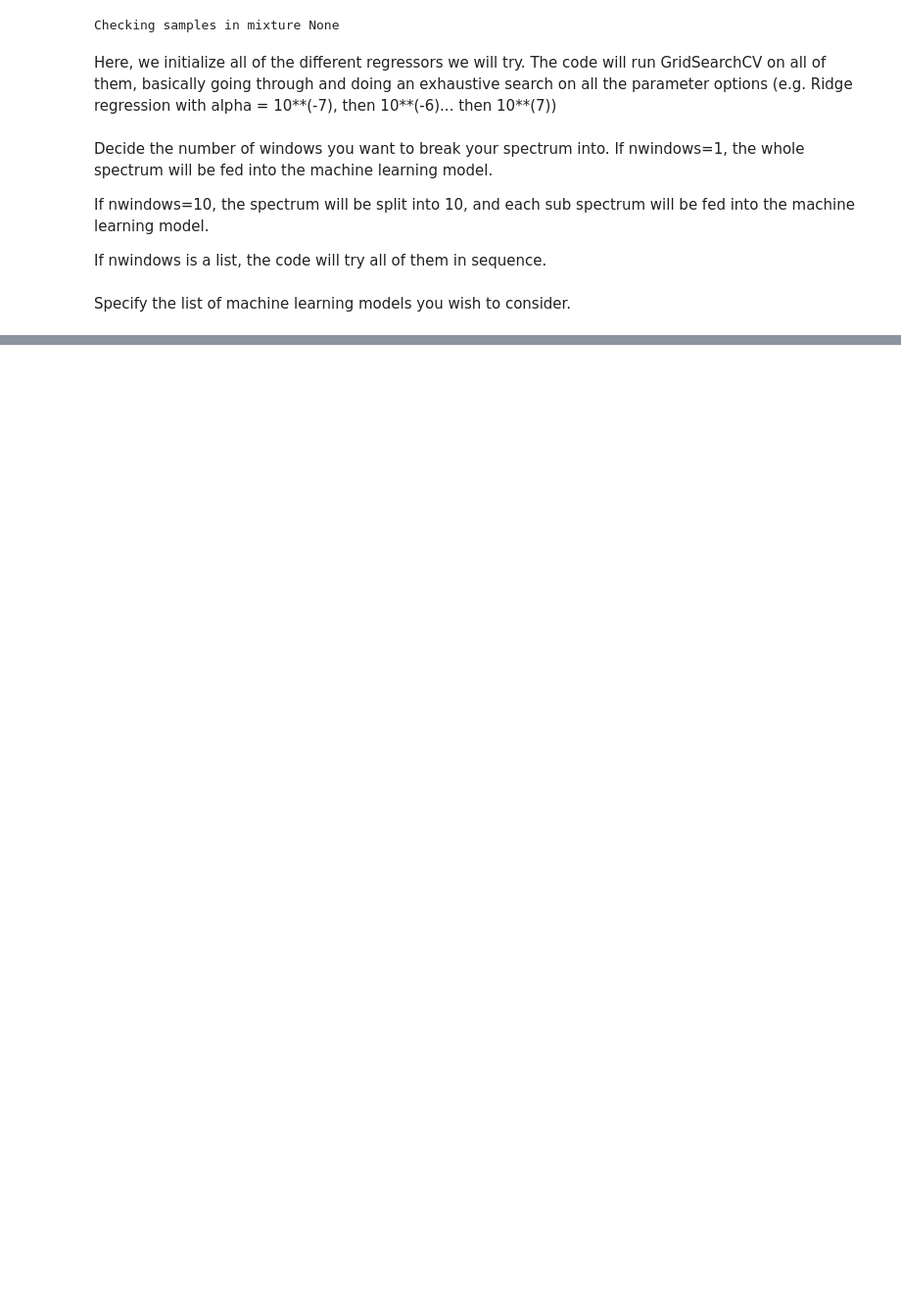
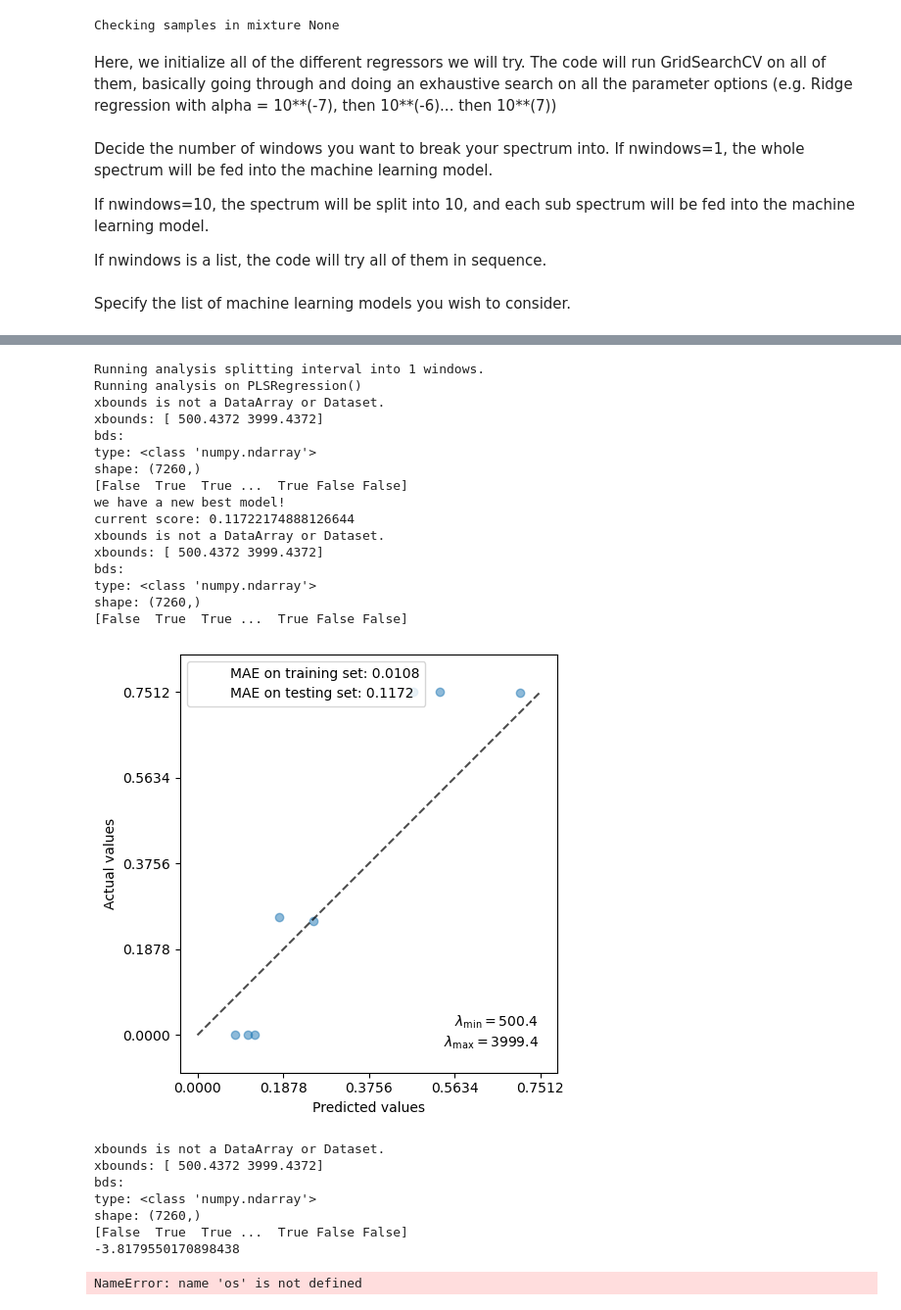
Before and after one commit to iblg/mixture_composition_regression, a Jupyter notebook: mixture_composition_regression/examples/cellulose_example/02_regression_second_try.ipynb, the cells around one changed output, grey strips where cells are left out. Shown at 98% size. Saved outputs shown, nothing was run; the diff lists cells and outputs as text; code cells hidden in the pictures; blank space fills up the shorter version.

```diff
--- a/mixture_composition_regression/examples/cellulose_example/02_regression_second_try.ipynb
+++ b/mixture_composition_regression/examples/cellulose_example/02_regression_second_try.ipynb
@@ -230,0 +286,62 @@ best = bestmodel_container[0]
+# %%
+start = time.time()
+l_viable_models, l_bestmodel_container, l_y_best, l_X_best = grid_search_dataset(
+    mix_train,
+    nwindows,
+    cv_models,
+    target_chem='hemicellulose',
+#     test_data=mix_test,
+    test_data=None, # random selection of test data
+    tts_test_size=tts_size,
+    tts_random_state=random_state,
+    tolerance=0.01,
+    metric=metric,
+    metric_label=metric_label,
+    x_bounds=None, # here is where you could restrict your spectral range
+    plot_comparison=True,
+    plot_comparison_savefile='./plots/axes_train'
+)
+end = time.time()
+print(start-end)
+# %% [output]
+Running analysis splitting interval into 1 windows.
+Running analysis on PLSRegression()
+xbounds is not a DataArray or Dataset.
+xbounds: [ 500.4372 3999.4372]
+bds:
+type: <class 'numpy.ndarray'>
+shape: (7260,)
+[False  True  True ...  True False False]
+we have a new best model!
+current score: 0.11722174888126644
+xbounds is not a DataArray or Dataset.
+xbounds: [ 500.4372 3999.4372]
+bds:
+type: <class 'numpy.ndarray'>
+shape: (7260,)
+[False  True  True ...  True False False]
+[figure, added]
+xbounds is not a DataArray or Dataset.
+xbounds: [ 500.4372 3999.4372]
+bds:
+type: <class 'numpy.ndarray'>
+shape: (7260,)
+[False  True  True ...  True False False]
+-3.8179550170898438
+# %%
+# Read and clean the new data
+new_file_path = os.path.join(os.sep, cwd, 'T1-1.csv')
+new_data = pd.read_csv(new_file_path, header=None, names=['wavenumber', 'absorbance'])
+
+# Create a Sample object for the new data
+new_sample = Sample('T1-1', new_data, x_col_name='wavenumber', a_col_name='absorbance',
+                    chem_properties=cp, w=[0, 0, 0], xbounds=[500, 3900])
+
+# Assuming 'best' is the best model for cellulose (update based on your target)
+# Predict composition
+predictions = best.predict(new_sample.da.values.reshape(1, -1))
+
+# Print or use the predictions as needed
+print("Predicted Composition for T1-1 (cellulose):", predictions)
+# %% [output]
+NameError: name 'os' is not defined
```
Also changed, not shown: parts of 9 cells of this notebook, 15 other files.
